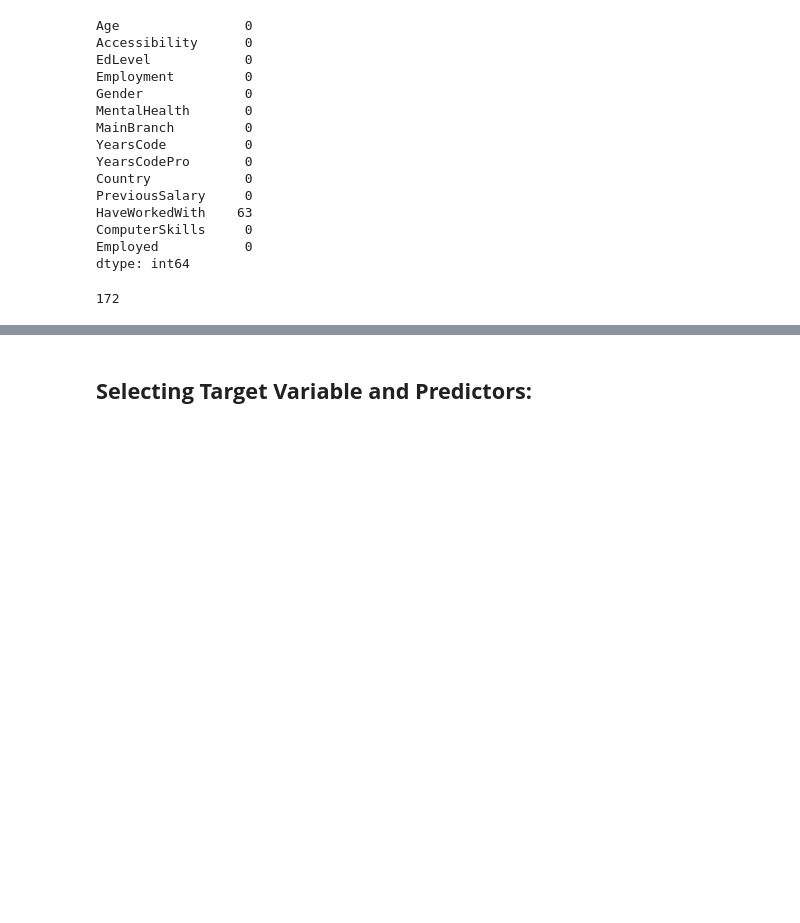
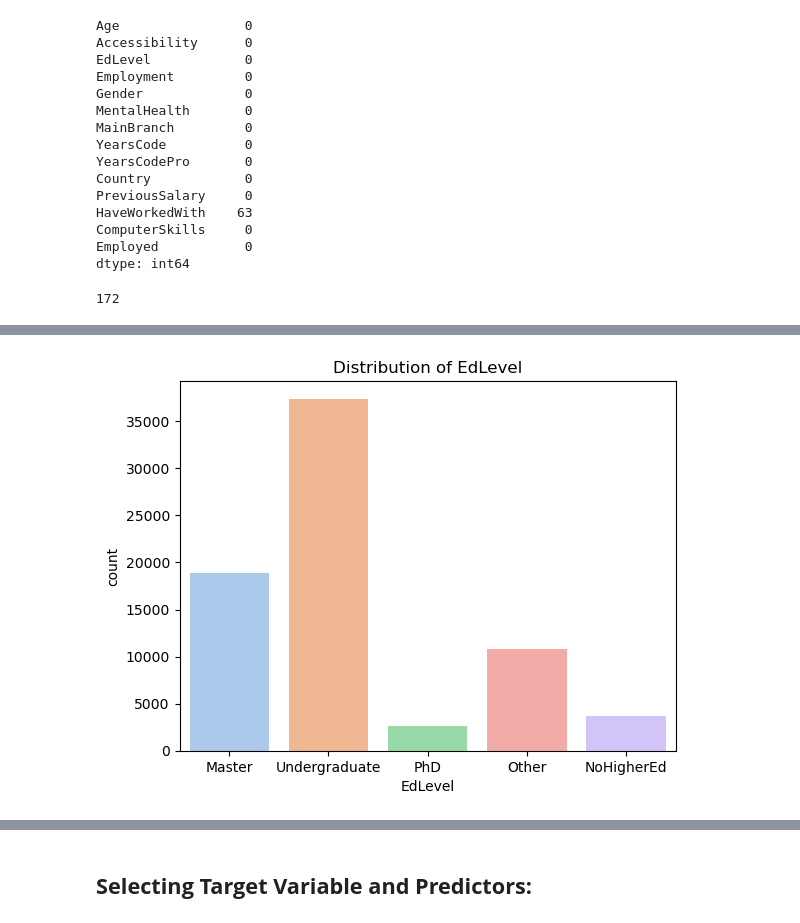
Before and after one commit to Rajenderreddy2003/Employemt-Prediction-App, a Jupyter notebook: Employee_Prediction_Project.ipynb, the cells around one changed output, grey strips where cells are left out. Cells and saved outputs as stored; diff of their text form; code cells hidden in the pictures; blank space fills up the shorter version.

```diff
--- a/Employee_Prediction_Project.ipynb
+++ b/Employee_Prediction_Project.ipynb
@@ -73,0 +122,9 @@ df = df.drop(columns = ["Country"])
+# %%
+# Edlevel Column Distribution
+
+sns.countplot(data=df, x="EdLevel", palette="pastel")
+plt.title(f"Distribution of EdLevel")
+plt.xticks()
+plt.show()
+# %% [output]
+[figure, added]
```
Also changed, not shown: parts of 36 cells of this notebook, 2 other files.
